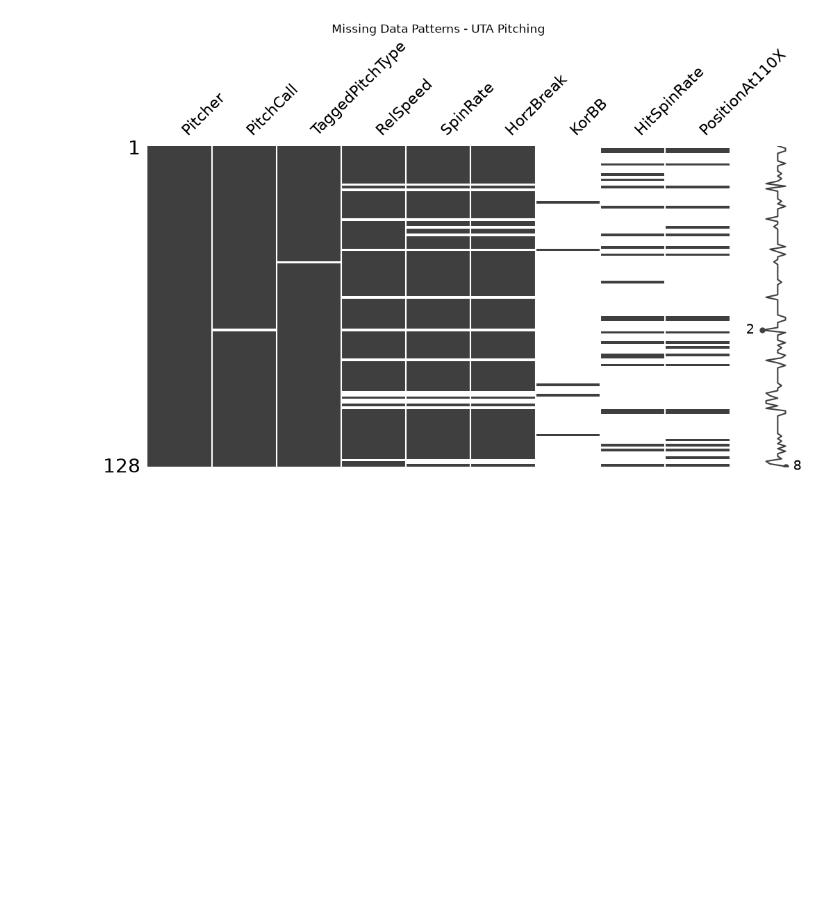
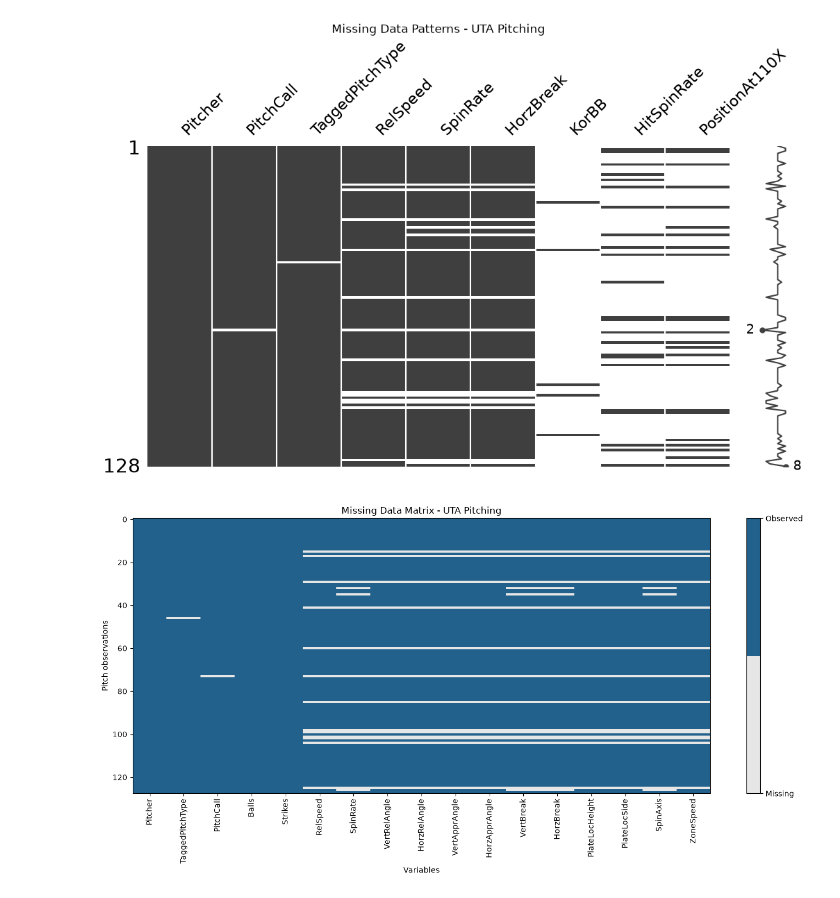
Before and after one commit to mikeSheehey/Tabular_Project_DATA4380, a Jupyter notebook: tabular/soft_stat.ipynb, the cells around one changed output. Cells and saved outputs as stored; diff of their text form; code cells hidden in the pictures; blank space fills up the shorter version.

```diff
--- a/tabular/soft_stat.ipynb
+++ b/tabular/soft_stat.ipynb
@@ -220,3 +222,59 @@ plt.title("Missing Data Patterns - UTA Pitching")
 plt.show()
 # %% [output]
 [figure]
+# %%
+candidate_features = [
+    "RelSpeed", "SpinRate",
+    "VertRelAngle", "HorzRelAngle",
+    "VertApprAngle", "HorzApprAngle",
+    "VertBreak", "HorzBreak",
+    "PlateLocHeight", "PlateLocSide",
+    "SpinAxis", "ZoneSpeed"
+]
+
+# contextual vars needed for research questions
+context_features = [
+    "Pitcher",
+    "TaggedPitchType",
+    "PitchCall",
+    "Balls",
+    "Strikes"
+]
+
+# Select cols without changing the original dataset
+selected_features = context_features + candidate_features
+analysis_df = uta_df[selected_features].copy()
+
+# convert each cell into a binary availability indicator
+#1 = observed, 0 = missing
+availability = analysis_df.notna().astype(int)
+
+# define colors for missing and observed values
+colors = ListedColormap(["#E6E6E6", "#21618C"])
+
+fig, ax = plt.subplots(figsize=(14,7))
+
+image = ax.imshow(
+    availability.to_numpy(),
+    aspect="auto",
+    interpolation="nearest",
+    cmap=colors,
+    vmin=0,
+    vmax=1
+)
+
+ax.set_xticks(range(len(selected_features)))
+ax.set_xticklabels(selected_features, rotation=90)
+
+ax.set_xlabel("Variables")
+ax.set_ylabel("Pitch observations")
+ax.set_title("Missing Data Matrix - UTA Pitching")
+
+# Add a legend
+colorbar = fig.colorbar(image, ax=ax, ticks=[0,1])
+colorbar.ax.set_yticklabels(["Missing", "Observed"])
+
+plt.tight_layout()
+plt.show()
+# %% [output]
+[figure, added]
```
Also changed, not shown: parts of 26 cells of this notebook.
